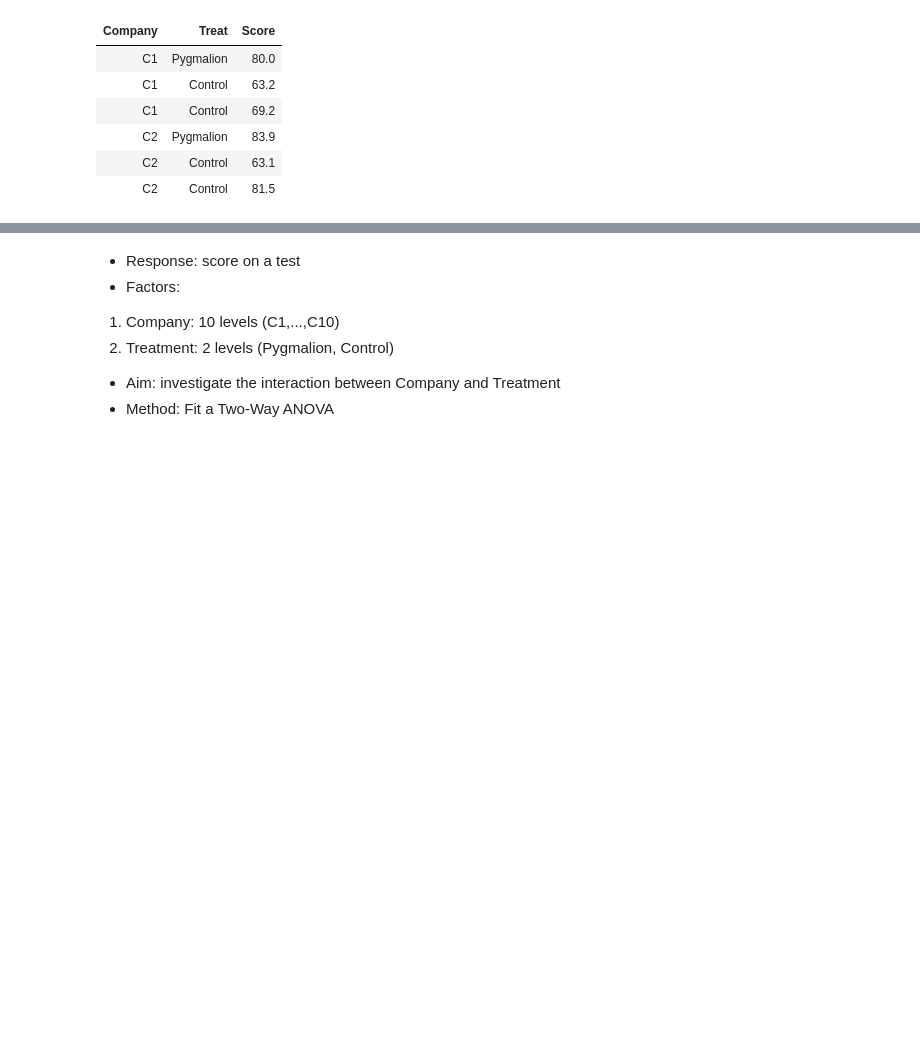
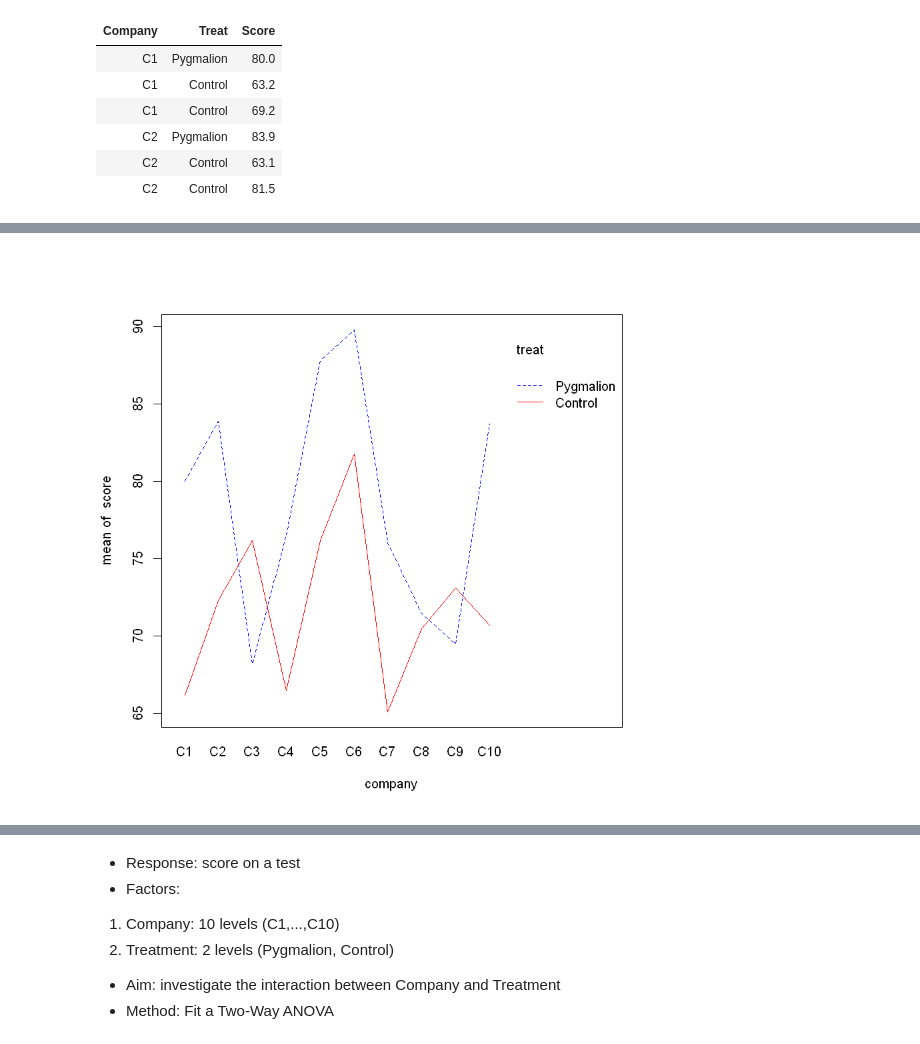
Before and after one commit to lihd1003/19W-Course-Material, a Jupyter notebook: STA303/Two Way ANOVA.ipynb, the cells around one changed output, grey strips where cells are left out. Cells and saved outputs as stored; diff of their text form; code cells hidden in the pictures; blank space fills up the shorter version.

```diff
--- a/STA303/Two Way ANOVA.ipynb
+++ b/STA303/Two Way ANOVA.ipynb
@@ -23,0 +36,4 @@ head(data)
+# %%
+interaction.plot(company, treat, score, col=c('blue','red'))
+# %% [output]
+[figure, added]
```
Also changed, not shown: parts of 11 cells of this notebook.
